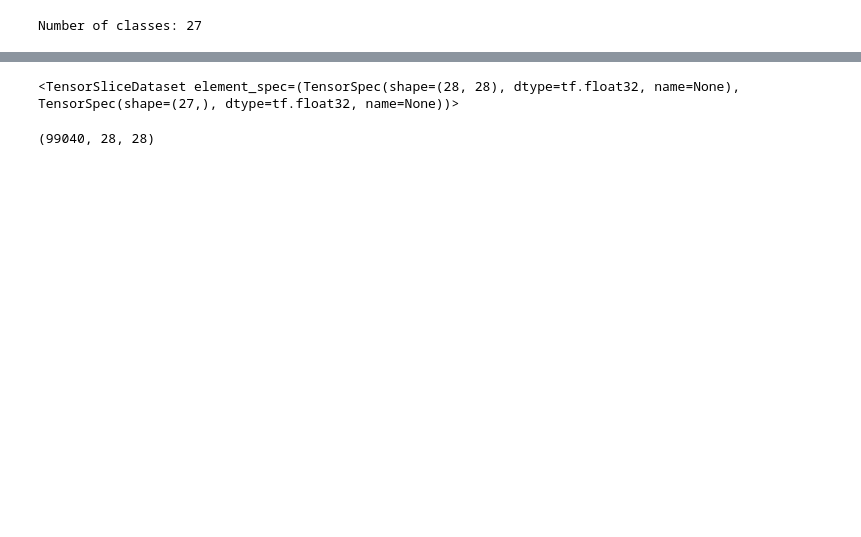
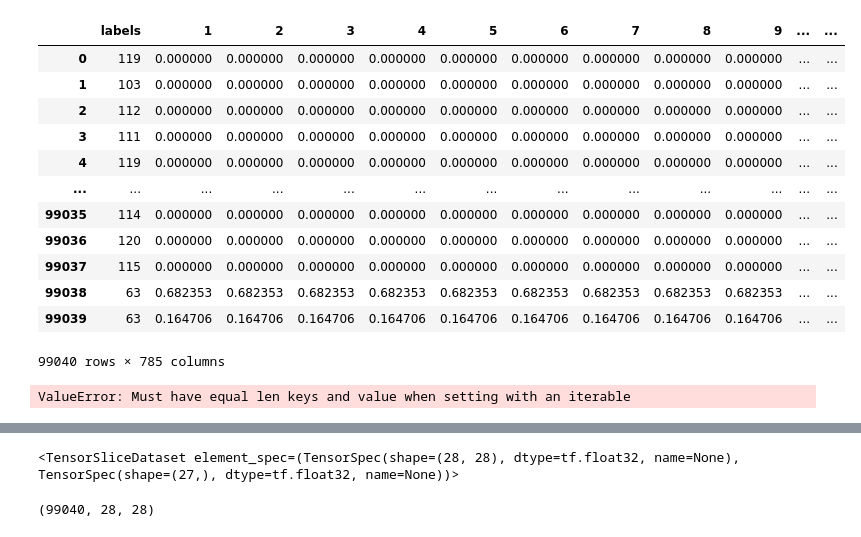
Before and after one commit to REHXZ/DELE_CA2, a Jupyter notebook: EDA.ipynb, the cells around one changed output, grey strips where cells are left out. Drawn from its saved outputs; the diff is of its cells as text; code cells hidden in the pictures; blank space fills up the shorter version.

```diff
--- a/EDA.ipynb
+++ b/EDA.ipynb
@@ -38,0 +55,20 @@ df.rename(columns={0: 'labels'}, inplace=True)
+# %%
+# Separate labels from pixel values
+labels = df['labels']
+pixels = df.drop(columns=['labels'])
+
+# Mapping dictionary
+mapping = {-1: 63, 1: 97, 2: 98, 3: 99, 4: 100, 5: 101, 6: 102, 7: 103, 8: 104, 9: 105, 10: 106, 11: 107, 12: 108, 13: 109, 14: 110, 15: 111, 16: 112, 17: 113, 18: 114, 19: 115, 20: 116, 21: 117, 22: 118, 23: 119, 24: 120, 25: 121, 26: 122, 27: 123}
+
+# Apply label mapping
+mapped_labels = labels.map(mapping)
+
+# Normalize pixel values
+normalized_pixels = pixels / 255.0
+
+# Combine the mapped labels and normalized pixel values
+normalized_df = pd.concat([mapped_labels, normalized_pixels], axis=1)
+normalized_df.columns = ['labels'] + list(normalized_pixels.columns)
+
+# Save normalized dataset to a new CSV file
+normalized_df.to_csv('normalized_emnist_words.csv', index=False)
@@ -39,18 +91,34 @@ df.rename(columns={0: 'labels'}, inplace=True)
+# %%
+normalized_df
+# %% [output]
+|  | labels | 1 | 2 | 3 | 4 | 5 | 6 | 7 | 8 | 9 | ... | ... |
+| 0 | 119 | 0.000000 | 0.000000 | 0.000000 | 0.000000 | 0.000000 | 0.000000 | 0.000000 | 0.000000 | 0.000000 | ... | ... |
+| 1 | 103 | 0.000000 | 0.000000 | 0.000000 | 0.000000 | 0.000000 | 0.000000 | 0.000000 | 0.000000 | 0.000000 | ... | ... |
+| 2 | 112 | 0.000000 | 0.000000 | 0.000000 | 0.000000 | 0.000000 | 0.000000 | 0.000000 | 0.000000 | 0.000000 | ... | ... |
+| 3 | 111 | 0.000000 | 0.000000 | 0.000000 | 0.000000 | 0.000000 | 0.000000 | 0.000000 | 0.000000 | 0.000000 | ... | ... |
+| 4 | 119 | 0.000000 | 0.000000 | 0.000000 | 0.000000 | 0.000000 | 0.000000 | 0.000000 | 0.000000 | 0.000000 | ... | ... |
+| ... | ... | ... | ... | ... | ... | ... | ... | ... | ... | ... | ... | ... |
+| 99035 | 114 | 0.000000 | 0.000000 | 0.000000 | 0.000000 | 0.000000 | 0.000000 | 0.000000 | 0.000000 | 0.000000 | ... | ... |
+| 99036 | 120 | 0.000000 | 0.000000 | 0.000000 | 0.000000 | 0.000000 | 0.000000 | 0.000000 | 0.000000 | 0.000000 | ... | ... |
+| 99037 | 115 | 0.000000 | 0.000000 | 0.000000 | 0.000000 | 0.000000 | 0.000000 | 0.000000 | 0.000000 | 0.000000 | ... | ... |
+| 99038 | 63 | 0.682353 | 0.682353 | 0.682353 | 0.682353 | 0.682353 | 0.682353 | 0.682353 | 0.682353 | 0.682353 | ... | ... |
+| 99039 | 63 | 0.164706 | 0.164706 | 0.164706 | 0.164706 | 0.164706 | 0.164706 | 0.164706 | 0.164706 | 0.164706 | ... | ... |
+99040 rows × 785 columns
 # %%
 # Separate labels and pixel values
 labels = df.iloc[:, 0].values
-pixels = df.iloc[:, 1:].values
+df.iloc[:, 1:].values.reshape(-1, 28, 28)
 
-images = pixels.reshape(-1, 28, 28)
+# images = pixels.reshape(-1, 28, 28)
 
-# Normalize pixel values to [0, 1] range
-images = images.astype(np.float32) / 255.0
+# # Normalize pixel values to [0, 1] range
+# images = images.astype(np.float32) / 255.0
 
-# Optionally, convert labels to one-hot encoding if needed
-labels = to_categorical(labels)
+# #Number of Labels
+# labels = to_categorical(labels)
 
-num_classes = labels.shape[1]
+# num_classes = labels.shape[1]
 
-print("Number of classes:", num_classes)
+# print("Number of classes:", num_classes)
 # %% [output]
-Number of classes: 27
+ValueError: Must have equal len keys and value when setting with an iterable
```
Also changed, not shown: parts of 9 cells of this notebook, 1 other file.
